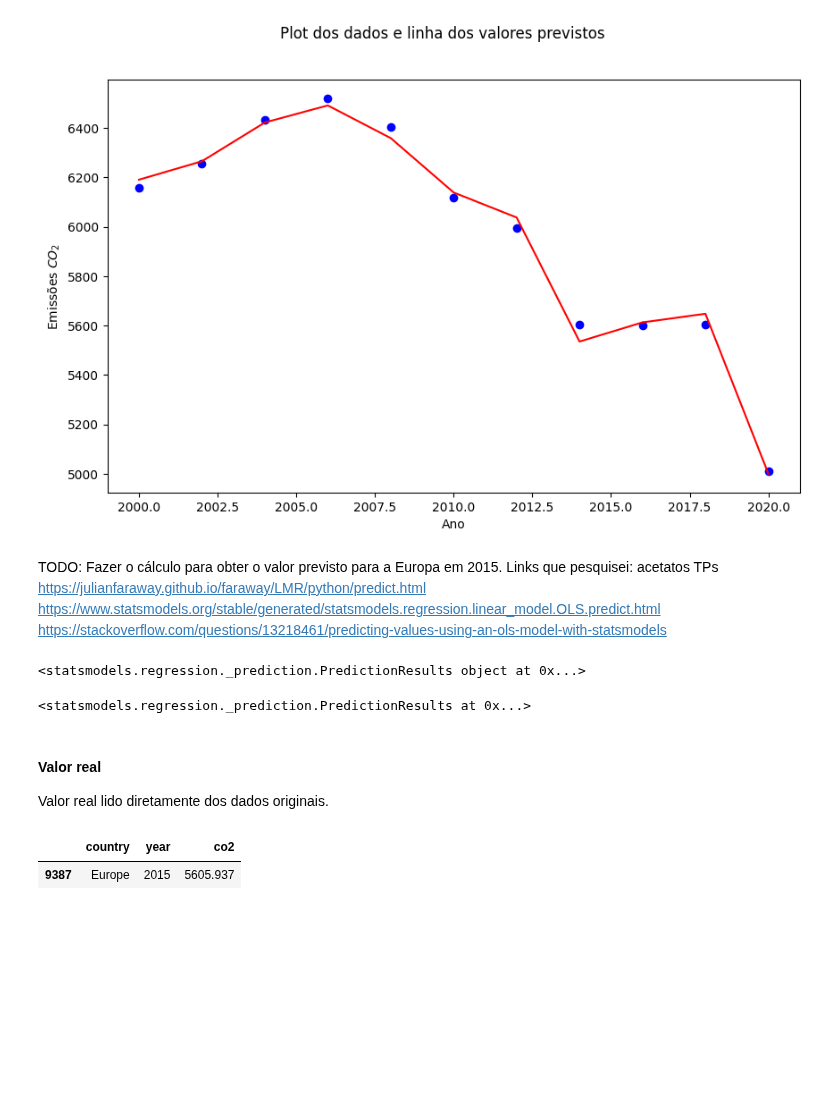
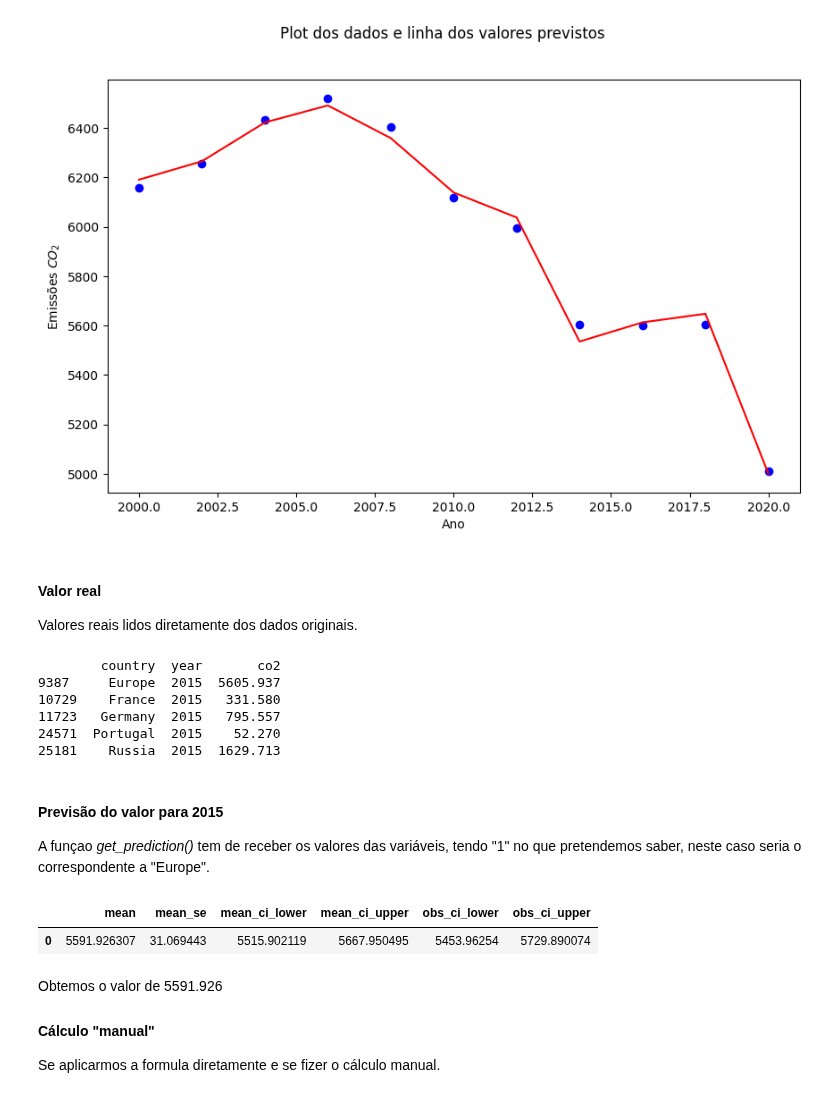
Before and after one commit to preis/anadi_2024, a Jupyter notebook: notebooks/Trabalho 1/Trabalho 4.3.2.ipynb, the cells around one changed output. Saved outputs shown, nothing was run; the diff lists cells and outputs as text; code cells hidden in the pictures; blank space fills up the shorter version.

```diff
--- a/notebooks/Trabalho 1/Trabalho 4.3.2.ipynb
+++ b/notebooks/Trabalho 1/Trabalho 4.3.2.ipynb
@@ -213,33 +213,42 @@ _ = reg_axes.set_ylabel(r"Emissões $CO_2$")
 # reg_fig.show()  # Em jupyter gera aviso.
 # %% [output]
 [figure]
-# %% [markdown]
-
-TODO: Fazer o cálculo para obter o valor previsto para a Europa em 2015.
-Links que pesquisei:
-acetatos
-TPs
-https://julianfaraway.github.io/faraway/LMR/python/predict.html
-https://www.statsmodels.org/stable/generated/statsmodels.regression.linear_model.OLS.predict.html
-https://stackoverflow.com/questions/13218461/predicting-values-using-an-ols-model-with-statsmodels
-# %%
-valor_2015 = resultado.get_prediction(parametros)
-print (valor_2015)
-
-# TODO
-# %% [output]
-<statsmodels.regression._prediction.PredictionResults object at 0x...>
-<statsmodels.regression._prediction.PredictionResults at 0x...>
 # %% [markdown]
 #### Valor real
 
-Valor real lido diretamente dos dados originais.
+Valores reais lidos diretamente dos dados originais.
 # %%
-filtro_europa = dados_lidos.country == "Europe"
+# Filtros para os dados de 2015
+filtro_europa = dados_lidos.country.isin(areas_geo)
 filtro_ano = dados_lidos.year == 2015
 
-valor_real = dados_lidos.loc[filtro_europa & filtro_ano, ["country", "year", "co2"]]
-valor_real
+# Filtrar os dados pretendidos
+valor_real_2015 = dados_lidos.loc[filtro_europa & filtro_ano, ["country", "year", "co2"]]
+
+# Preparar a lista de valores necessários para a previsão.
+valores_x_2015 = list(valor_real_2015.co2[1:])
+valores_b = list(parametros)
+
+print(valor_real_2015)
 # %% [output]
-|  | country | year | co2 |
-| 9387 | Europe | 2015 | 5605.937 |
+        country  year       co2
+9387     Europe  2015  5605.937
+10729    France  2015   331.580
+11723   Germany  2015   795.557
+24571  Portugal  2015    52.270
+25181    Russia  2015  1629.713
+# %% [markdown]
+#### Previsão do valor para 2015
+A funçao *get_prediction()* tem de receber os valores das variáveis, tendo "1" no que pretendemos saber, neste caso seria o correspondente a "Europe".
+# %%
+previsto = resultado.get_prediction([1] + valores_x_2015)
+previsto.summary_frame(alpha=0.05)
+# %% [output]
+|  | mean | mean_se | mean_ci_lower | mean_ci_upper | obs_ci_lower | obs_ci_upper |
+| 0 | 5591.926307 | 31.069443 | 5515.902119 | 5667.950495 | 5453.96254 | 5729.890074 |
+# %% [markdown]
+Obtemos o valor de 5591.926
+
+#### Cálculo "manual"
+
+Se aplicarmos a formula diretamente e se fizer o cálculo manual.
```
Also changed, not shown: parts of 11 cells of this notebook.
